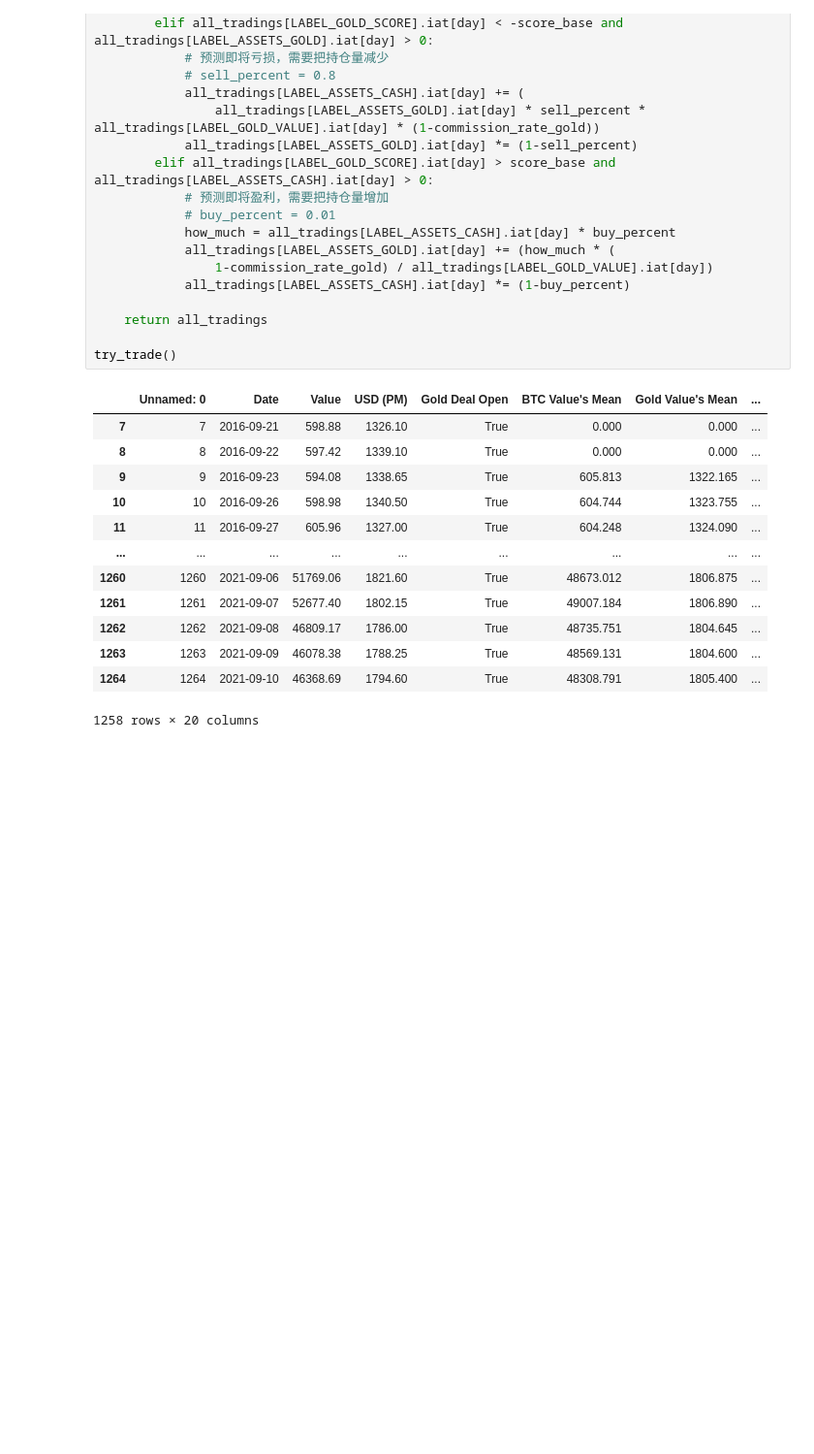
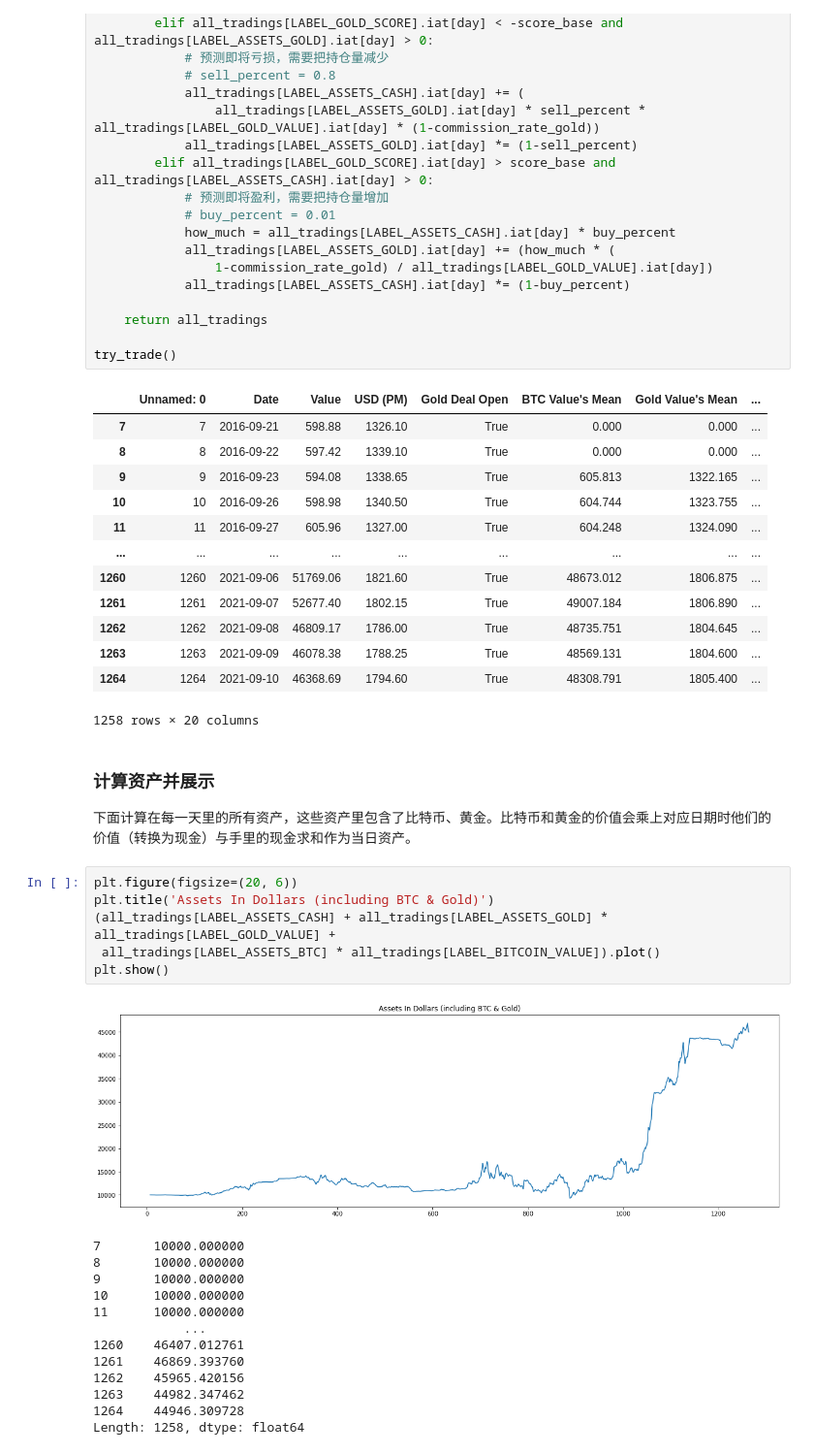
Before and after one commit to SalHe/mcm-2022, a Jupyter notebook: try-trade2.ipynb, the cells around one changed output. Shown at 97% size. Drawn from its saved outputs; the diff is of its cells as text; blank space fills up the shorter version.

```diff
--- a/try-trade2.ipynb
+++ b/try-trade2.ipynb
@@ -156,3 +176,27 @@ try_trade()
 | 1263 | 1263 | 2021-09-09 | 46078.38 | 1788.25 | True | 48569.131 | 1804.600 | ... |
 | 1264 | 1264 | 2021-09-10 | 46368.69 | 1794.60 | True | 48308.791 | 1805.400 | ... |
 1258 rows × 20 columns
+# %% [markdown]
+### 计算资产并展示
+
+下面计算在每一天里的所有资产，这些资产里包含了比特币、黄金。比特币和黄金的价值会乘上对应日期时他们的价值（转换为现金）与手里的现金求和作为当日资产。
+# %%
+plt.figure(figsize=(20, 6))
+plt.title('Assets In Dollars (including BTC & Gold)')
+(all_tradings[LABEL_ASSETS_CASH] + all_tradings[LABEL_ASSETS_GOLD] * all_tradings[LABEL_GOLD_VALUE] +
+ all_tradings[LABEL_ASSETS_BTC] * all_tradings[LABEL_BITCOIN_VALUE]).plot()
+plt.show()
+# %% [output]
+[figure, added]
+7       10000.000000
+8       10000.000000
+9       10000.000000
+10      10000.000000
+11      10000.000000
+            ...
+1260    46407.012761
+1261    46869.393760
+1262    45965.420156
+1263    44982.347462
+1264    44946.309728
+Length: 1258, dtype: float64
```
Also changed, not shown: parts of 5 cells of this notebook.
